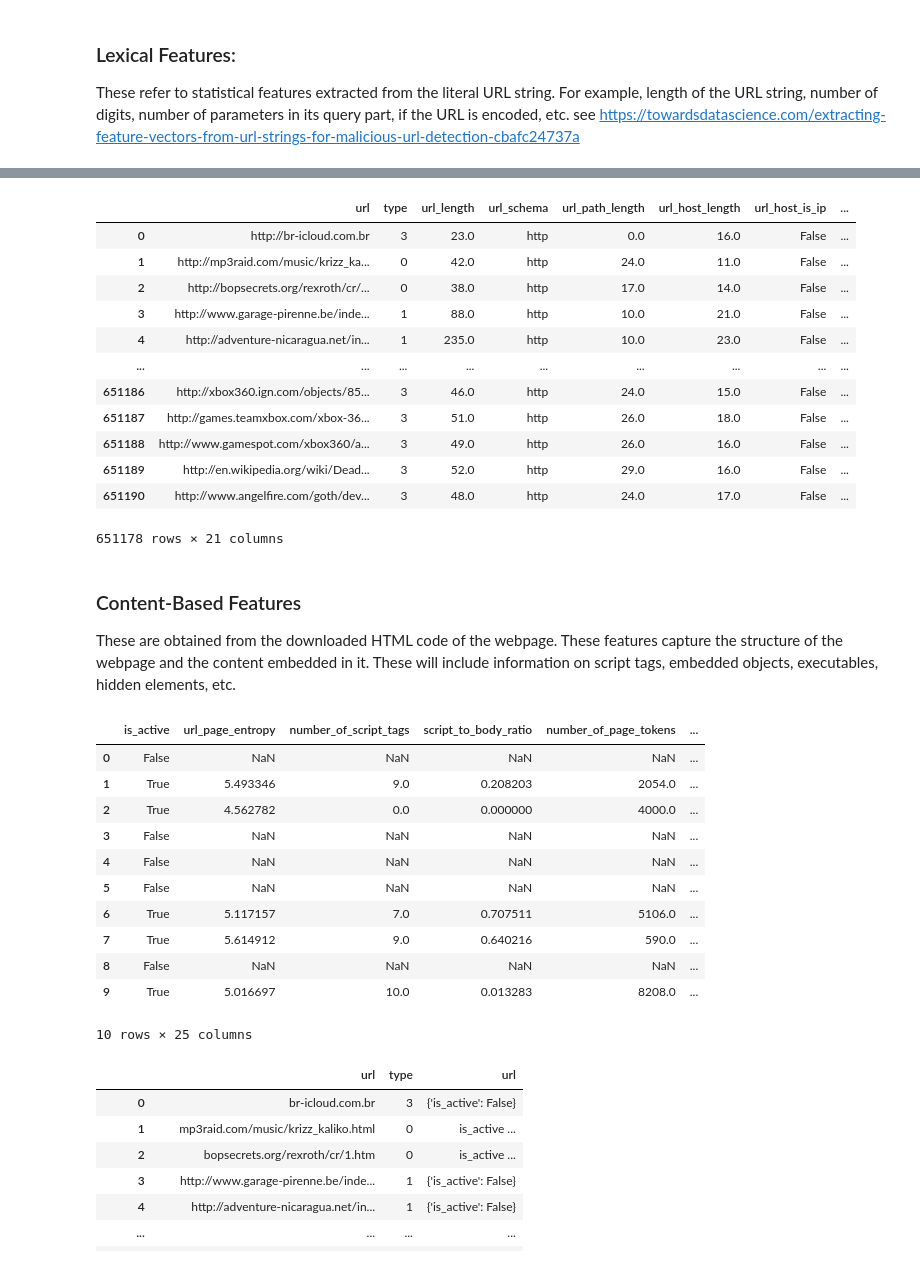
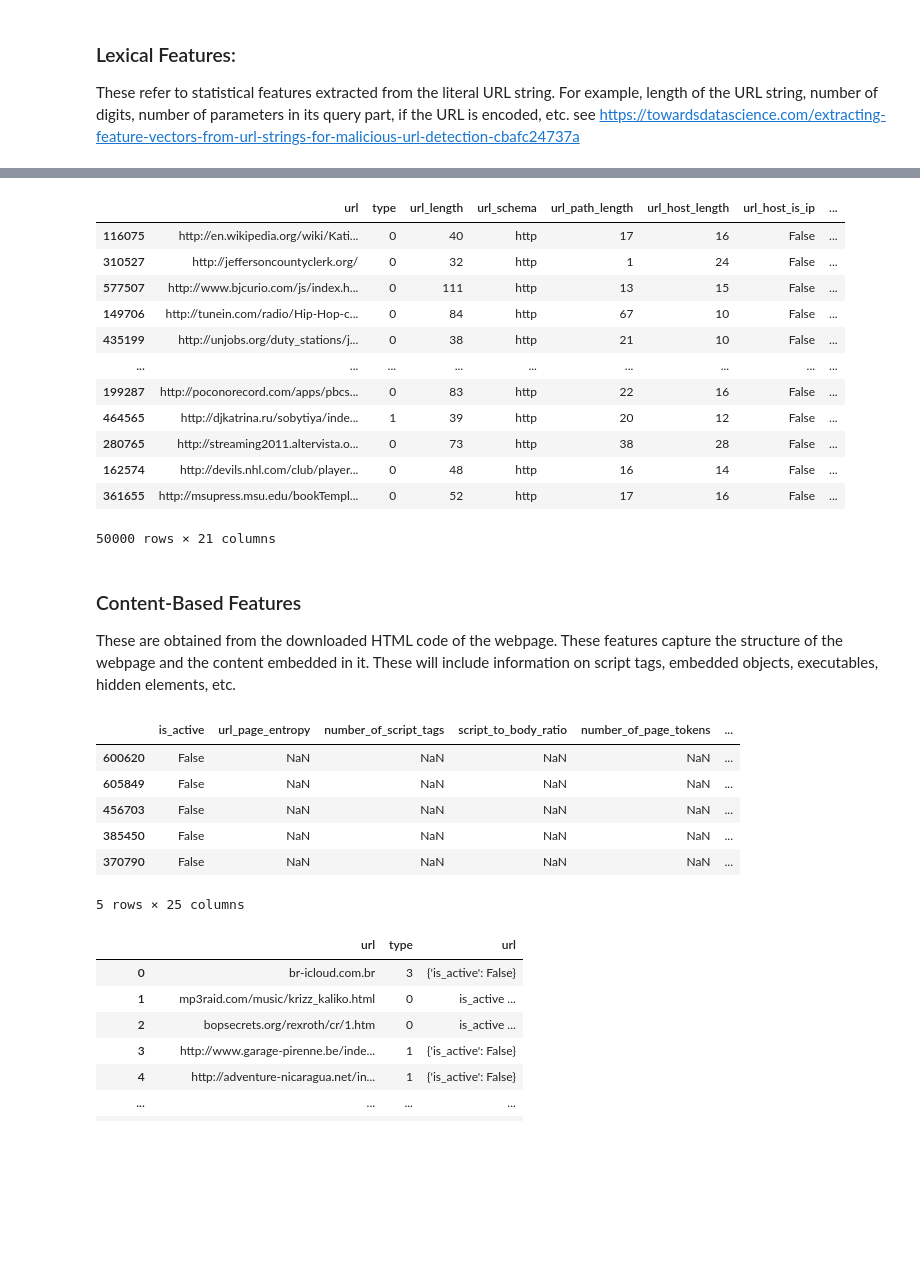
Before and after one commit to alonfirestein/Malicious-URL-Detection, a Jupyter notebook: main.ipynb, the cells around one changed output, grey strips where cells are left out. Cells and saved outputs as stored; diff of their text form; code cells hidden in the pictures; blank space fills up the shorter version.

```diff
--- a/main.ipynb
+++ b/main.ipynb
@@ -83,6 +83,8 @@ df
 | 651189 | en.wikipedia.org/wiki/Dead_Space_... | 3 |
 | 651190 | www.angelfire.com/goth/devilmaycr... | 3 |
 651191 rows × 2 columns
+# %%
+df = df.sample(50000)
 # %% [markdown]
 ## Preproccess
 # %%
@@ -216,15 +205,15 @@ df = df.dropna(axis='index')
 df
 # %% [output]
 |  | url | type | url_length | url_schema | url_path_length | url_host_length | url_host_is_ip | ... |
-| 0 | http://br-icloud.com.br | 3 | 23.0 | http | 0.0 | 16.0 | False | ... |
-| 1 | http://mp3raid.com/music/krizz_ka... | 0 | 42.0 | http | 24.0 | 11.0 | False | ... |
-| 2 | http://bopsecrets.org/rexroth/cr/... | 0 | 38.0 | http | 17.0 | 14.0 | False | ... |
-| 3 | http://www.garage-pirenne.be/inde... | 1 | 88.0 | http | 10.0 | 21.0 | False | ... |
-| 4 | http://adventure-nicaragua.net/in... | 1 | 235.0 | http | 10.0 | 23.0 | False | ... |
+| 116075 | http://en.wikipedia.org/wiki/Kati... | 0 | 40 | http | 17 | 16 | False | ... |
+| 310527 | http://jeffersoncountyclerk.org/ | 0 | 32 | http | 1 | 24 | False | ... |
+| 577507 | http://www.bjcurio.com/js/index.h... | 0 | 111 | http | 13 | 15 | False | ... |
+| 149706 | http://tunein.com/radio/Hip-Hop-c... | 0 | 84 | http | 67 | 10 | False | ... |
+| 435199 | http://unjobs.org/duty_stations/j... | 0 | 38 | http | 21 | 10 | False | ... |
 | ... | ... | ... | ... | ... | ... | ... | ... | ... |
-| 651186 | http://xbox360.ign.com/objects/85... | 3 | 46.0 | http | 24.0 | 15.0 | False | ... |
-| 651187 | http://games.teamxbox.com/xbox-36... | 3 | 51.0 | http | 26.0 | 18.0 | False | ... |
-| 651188 | http://www.gamespot.com/xbox360/a... | 3 | 49.0 | http | 26.0 | 16.0 | False | ... |
-| 651189 | http://en.wikipedia.org/wiki/Dead... | 3 | 52.0 | http | 29.0 | 16.0 | False | ... |
-| 651190 | http://www.angelfire.com/goth/dev... | 3 | 48.0 | http | 24.0 | 17.0 | False | ... |
+| 199287 | http://poconorecord.com/apps/pbcs... | 0 | 83 | http | 22 | 16 | False | ... |
+| 464565 | http://djkatrina.ru/sobytiya/inde... | 1 | 39 | http | 20 | 12 | False | ... |
+| 280765 | http://streaming2011.altervista.o... | 0 | 73 | http | 38 | 28 | False | ... |
+| 162574 | http://devils.nhl.com/club/player... | 0 | 48 | http | 16 | 14 | False | ... |
+| 361655 | http://msupress.msu.edu/bookTempl... | 0 | 52 | http | 17 | 16 | False | ... |
-651178 rows × 21 columns
+50000 rows × 21 columns
@@ -298,22 +285,17 @@ def get_content_based_features(url):
     features['average_number_of_tokens_in_sentence'] = average_number_of_tokens_in_sentence(html)
     return pd.Series(features)
 
-features = df_small['url'].swifter.apply(get_content_based_features)
+features = df['url'].swifter.apply(get_content_based_features)
 # %%
-features
+features[features["is_active"] == False]
 # %% [output]
 |  | is_active | url_page_entropy | number_of_script_tags | script_to_body_ratio | number_of_page_tokens | ... |
-| 0 | False | NaN | NaN | NaN | NaN | ... |
-| 1 | True | 5.493346 | 9.0 | 0.208203 | 2054.0 | ... |
-| 2 | True | 4.562782 | 0.0 | 0.000000 | 4000.0 | ... |
-| 3 | False | NaN | NaN | NaN | NaN | ... |
-| 4 | False | NaN | NaN | NaN | NaN | ... |
-| 5 | False | NaN | NaN | NaN | NaN | ... |
-| 6 | True | 5.117157 | 7.0 | 0.707511 | 5106.0 | ... |
-| 7 | True | 5.614912 | 9.0 | 0.640216 | 590.0 | ... |
-| 8 | False | NaN | NaN | NaN | NaN | ... |
-| 9 | True | 5.016697 | 10.0 | 0.013283 | 8208.0 | ... |
+| 600620 | False | NaN | NaN | NaN | NaN | ... |
+| 605849 | False | NaN | NaN | NaN | NaN | ... |
+| 456703 | False | NaN | NaN | NaN | NaN | ... |
+| 385450 | False | NaN | NaN | NaN | NaN | ... |
+| 370790 | False | NaN | NaN | NaN | NaN | ... |
-10 rows × 25 columns
+5 rows × 25 columns
 # %%
 df = pd.concat([df,features],axis=1)
 df
```
Also changed, not shown: parts of 38 cells of this notebook, 12 other files.
